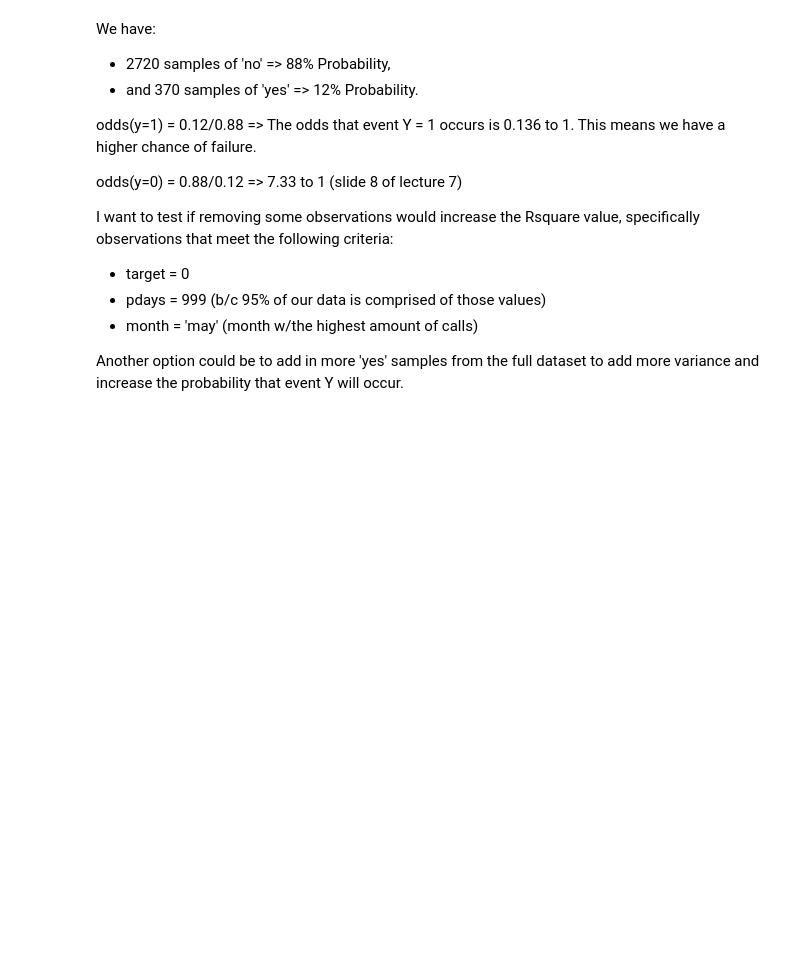
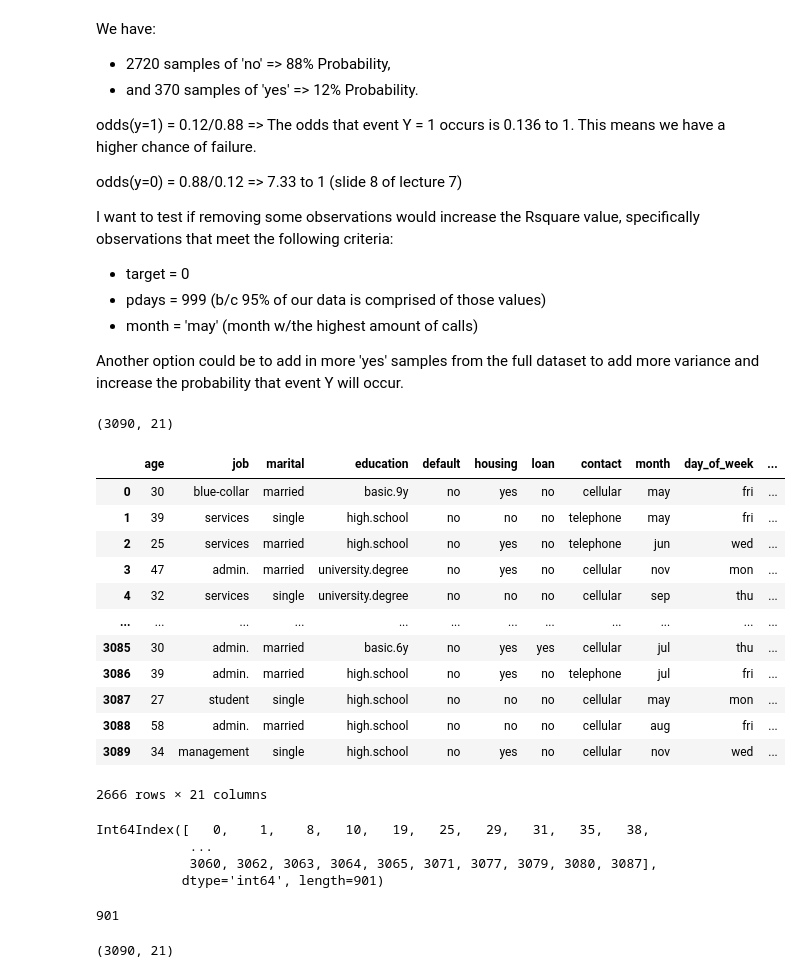
Before and after one commit to dsc423FinalProject/BankMarketing, a Jupyter notebook: Dataset_analysis.ipynb, the cells around one changed output. Drawn from its saved outputs; the diff is of its cells as text; code cells hidden in the pictures; blank space fills up the shorter version.

Commit message:
Removed some outliers. Created a smaller dataset to see if it'll improve our model.

```diff
--- a/Dataset_analysis.ipynb
+++ b/Dataset_analysis.ipynb
@@ -204,3 +205,23 @@ I want to test if removing some observations would increase the Rsquare value, s
    - month = 'may' (month w/the highest amount of calls)
 
 Another option could be to add in more 'yes' samples from the full dataset to add more variance and increase the probability that event Y will occur.
+# %%
+bank.shape
+# %% [output]
+(3090, 21)
+# %%
+bank.loc[(bank['pdays'] == 999) & (bank['y'] == 'no')]
+# %% [output]
+|  | age | job | marital | education | default | housing | loan | contact | month | day_of_week | ... |
+| 0 | 30 | blue-collar | married | basic.9y | no | yes | no | cellular | may | fri | ... |
+| 1 | 39 | services | single | high.school | no | no | no | telephone | may | fri | ... |
+| 2 | 25 | services | married | high.school | no | yes | no | telephone | jun | wed | ... |
+| 3 | 47 | admin. | married | university.degree | no | yes | no | cellular | nov | mon | ... |
+| 4 | 32 | services | single | university.degree | no | no | no | cellular | sep | thu | ... |
+| ... | ... | ... | ... | ... | ... | ... | ... | ... | ... | ... | ... |
+| 3085 | 30 | admin. | married | basic.6y | no | yes | yes | cellular | jul | thu | ... |
+| 3086 | 39 | admin. | married | high.school | no | yes | no | telephone | jul | fri | ... |
+| 3087 | 27 | student | single | high.school | no | no | no | cellular | may | mon | ... |
+| 3088 | 58 | admin. | married | high.school | no | no | no | cellular | aug | fri | ... |
+| 3089 | 34 | management | single | high.school | no | yes | no | cellular | nov | wed | ... |
+2666 rows × 21 columns
@@ -206,0 +230,8 @@ Another option could be to add in more 'yes' samples from the full dataset to ad
+# %%
+rri = removable_rows.index
+rri
+# %% [output]
+Int64Index([   0,    1,    8,   10,   19,   25,   29,   31,   35,   38,
+            ...
+            3060, 3062, 3063, 3064, 3065, 3071, 3077, 3079, 3080, 3087],
+           dtype='int64', length=901)
@@ -206,0 +240,9 @@ Another option could be to add in more 'yes' samples from the full dataset to ad
+# %%
+rri.size
+# %% [output]
+901
+# %%
+small_bank = pd.DataFrame(bank, copy=True)
+small_bank.shape
+# %% [output]
+(3090, 21)
```
Also changed, not shown: parts of 37 cells of this notebook, 5 other files.
